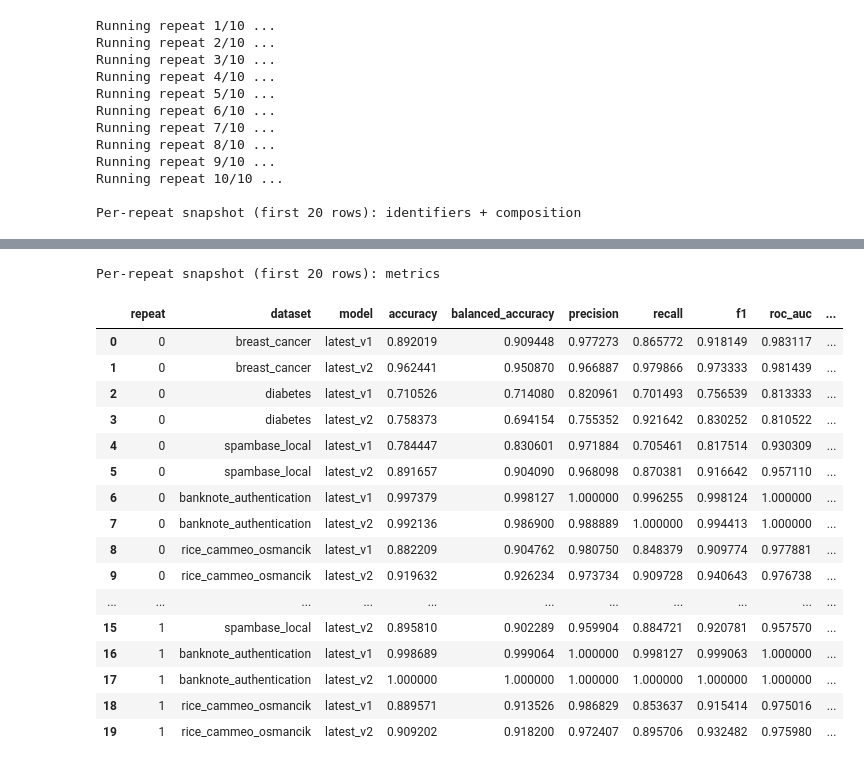
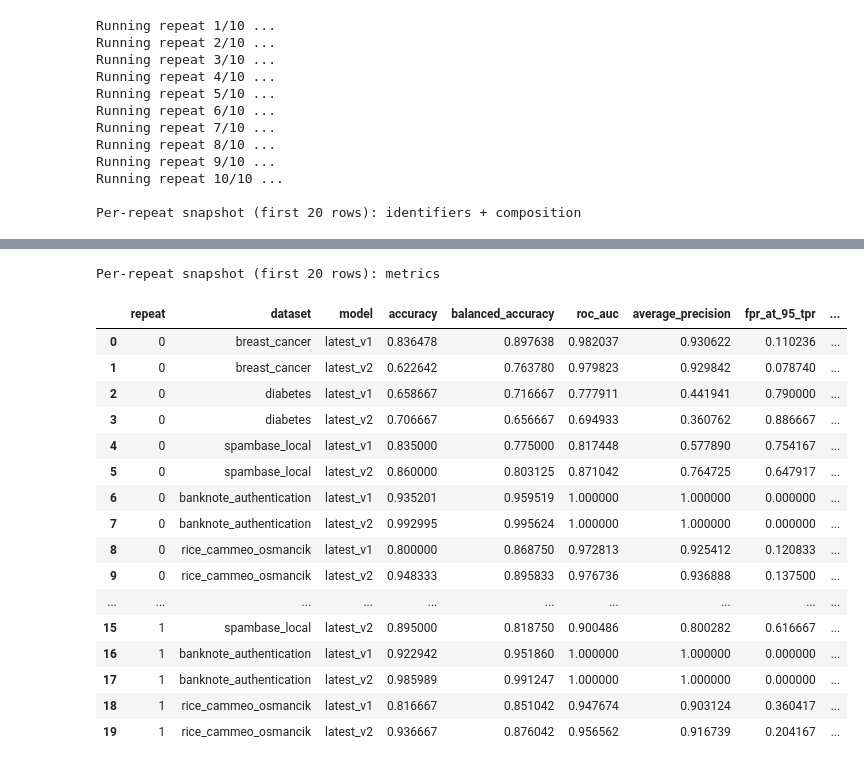
Before and after one commit to qinglong-tian/slim_pretrain, a Jupyter notebook: notebooks/benchmark/pu_classifier_playground.ipynb, the cells around one changed output, grey strips where cells are left out. Drawn from its saved outputs; the diff is of its cells as text; code cells hidden in the pictures.

Commit message:
Update PU notebook sampling metrics

```diff
--- a/notebooks/benchmark/pu_classifier_playground.ipynb
+++ b/notebooks/benchmark/pu_classifier_playground.ipynb
@@ -62,8 +61,8 @@ CHECKPOINT_PATHS = {
 DEVICE = 'auto'  # auto | cpu | cuda | mps
 
 # PU protocol config
-LP_UP_RATIO = (7, 3)  # 40% labeled-positive, 60% unlabeled-positive
-UNLABELED_OUTLIER_FRACTION = 0.7
+LP_UP_RATIO = (4, 6)  # 40% labeled-positive, 60% unlabeled-positive
+UNLABELED_OUTLIER_FRACTION = 0.2
 DEFAULT_INLIER_CLASS = 0
 INLIER_CLASS_BY_DATASET: Dict[str, int] = {
     # Override per dataset if needed (values must be 0 or 1 after binary coercion).
@@ -76,9 +75,10 @@ INLIER_CLASS_BY_DATASET: Dict[str, int] = {
 
 NUM_REPEATS = 10
 BASE_SEED = 20260219
-THRESHOLD = 0.50
+# Outlier evaluation uses logit scores (threshold-free ranking metrics).
 USE_STANDARD_SCALER = False
 MAX_FEATURES: Optional[int] = None
+MAX_POSITIVE: Optional[int] = 800  # e.g., 300; sample positives first, then split by LP_UP_RATIO
 
 OPENML_CACHE_DIR = repo_root / '.cache' / 'openml'
 OPENML_CACHE_DIR.mkdir(parents=True, exist_ok=True)
@@ -577,6 +642,7 @@ for repeat_idx in range(NUM_REPEATS):
             labeled_positive_fraction=labeled_positive_fraction,
             unlabeled_outlier_fraction=UNLABELED_OUTLIER_FRACTION,
             seed=split_seed,
+            max_positive=MAX_POSITIVE,
         )
 
         for model_name, clf in models.items():
@@ -585,7 +651,6 @@ for repeat_idx in range(NUM_REPEATS):
                 X_labeled_pos=pu['X_labeled_pos'],
                 X_unlabeled=pu['X_unlabeled'],
                 y_unlabeled_true=pu['y_unlabeled_true'],
-                threshold=THRESHOLD,
                 use_standard_scaler=USE_STANDARD_SCALER,
             )
 
@@ -601,6 +666,8 @@ for repeat_idx in range(NUM_REPEATS):
                     'outlier_raw_label': str(ds['inverse_label_mapping'].get(1 - inlier_class, 'unknown')),
                     'n_rows': int(ds['n_rows']),
                     'n_features': int(ds['n_features']),
+                    'n_positive_total': int(pu['n_positive_total']),
+                    'n_positive_sampled': int(pu['n_positive_sampled']),
                     'n_labeled_pos': int(pu['n_labeled_pos']),
                     'n_unlabeled_pos': int(pu['n_unlabeled_pos']),
                     'n_unlabeled_out': int(pu['n_unlabeled_out']),
@@ -618,15 +685,16 @@ if repeat_results_df.empty:
 print('\nPer-repeat snapshot (first 20 rows): identifiers + composition')
 repeat_view_cols = [
     'repeat', 'dataset', 'model', 'inlier_raw_label', 'outlier_raw_label',
-    'n_labeled_pos', 'n_unlabeled_pos', 'n_unlabeled_out', 'n_unlabeled_total',
-    'actual_unlabeled_outlier_fraction',
+    'n_positive_total', 'n_positive_sampled', 'n_labeled_pos', 'n_unlabeled_pos',
+    'n_unlabeled_out', 'n_unlabeled_total', 'actual_unlabeled_outlier_fraction',
 ]
 display(repeat_results_df[repeat_view_cols].head(20))
 
 print('Per-repeat snapshot (first 20 rows): metrics')
 repeat_metric_cols = [
     'repeat', 'dataset', 'model',
-    'accuracy', 'balanced_accuracy', 'precision', 'recall', 'f1', 'roc_auc', 'average_precision',
+    'accuracy', 'balanced_accuracy', 'roc_auc', 'average_precision', 'fpr_at_95_tpr',
+    'precision_at_k', 'recall_at_k', 'outlier_score_gap',
 ]
 display(repeat_results_df[repeat_metric_cols].head(20))
 # %% [output]
@@ -662,21 +730,21 @@ Per-repeat snapshot (first 20 rows): identifiers + composition
 Per-repeat snapshot (first 20 rows): metrics
-|  | repeat | dataset | model | accuracy | balanced_accuracy | precision | recall | f1 | roc_auc | ... |
-| 0 | 0 | breast_cancer | latest_v1 | 0.892019 | 0.909448 | 0.977273 | 0.865772 | 0.918149 | 0.983117 | ... |
-| 1 | 0 | breast_cancer | latest_v2 | 0.962441 | 0.950870 | 0.966887 | 0.979866 | 0.973333 | 0.981439 | ... |
-| 2 | 0 | diabetes | latest_v1 | 0.710526 | 0.714080 | 0.820961 | 0.701493 | 0.756539 | 0.813333 | ... |
-| 3 | 0 | diabetes | latest_v2 | 0.758373 | 0.694154 | 0.755352 | 0.921642 | 0.830252 | 0.810522 | ... |
-| 4 | 0 | spambase_local | latest_v1 | 0.784447 | 0.830601 | 0.971884 | 0.705461 | 0.817514 | 0.930309 | ... |
-| 5 | 0 | spambase_local | latest_v2 | 0.891657 | 0.904090 | 0.968098 | 0.870381 | 0.916642 | 0.957110 | ... |
-| 6 | 0 | banknote_authentication | latest_v1 | 0.997379 | 0.998127 | 1.000000 | 0.996255 | 0.998124 | 1.000000 | ... |
-| 7 | 0 | banknote_authentication | latest_v2 | 0.992136 | 0.986900 | 0.988889 | 1.000000 | 0.994413 | 1.000000 | ... |
-| 8 | 0 | rice_cammeo_osmancik | latest_v1 | 0.882209 | 0.904762 | 0.980750 | 0.848379 | 0.909774 | 0.977881 | ... |
-| 9 | 0 | rice_cammeo_osmancik | latest_v2 | 0.919632 | 0.926234 | 0.973734 | 0.909728 | 0.940643 | 0.976738 | ... |
-| ... | ... | ... | ... | ... | ... | ... | ... | ... | ... | ... |
-| 15 | 1 | spambase_local | latest_v2 | 0.895810 | 0.902289 | 0.959904 | 0.884721 | 0.920781 | 0.957570 | ... |
-| 16 | 1 | banknote_authentication | latest_v1 | 0.998689 | 0.999064 | 1.000000 | 0.998127 | 0.999063 | 1.000000 | ... |
-| 17 | 1 | banknote_authentication | latest_v2 | 1.000000 | 1.000000 | 1.000000 | 1.000000 | 1.000000 | 1.000000 | ... |
-| 18 | 1 | rice_cammeo_osmancik | latest_v1 | 0.889571 | 0.913526 | 0.986829 | 0.853637 | 0.915414 | 0.975016 | ... |
-| 19 | 1 | rice_cammeo_osmancik | latest_v2 | 0.909202 | 0.918200 | 0.972407 | 0.895706 | 0.932482 | 0.975980 | ... |
+|  | repeat | dataset | model | accuracy | balanced_accuracy | roc_auc | average_precision | fpr_at_95_tpr | ... |
+| 0 | 0 | breast_cancer | latest_v1 | 0.836478 | 0.897638 | 0.982037 | 0.930622 | 0.110236 | ... |
+| 1 | 0 | breast_cancer | latest_v2 | 0.622642 | 0.763780 | 0.979823 | 0.929842 | 0.078740 | ... |
+| 2 | 0 | diabetes | latest_v1 | 0.658667 | 0.716667 | 0.777911 | 0.441941 | 0.790000 | ... |
+| 3 | 0 | diabetes | latest_v2 | 0.706667 | 0.656667 | 0.694933 | 0.360762 | 0.886667 | ... |
+| 4 | 0 | spambase_local | latest_v1 | 0.835000 | 0.775000 | 0.817448 | 0.577890 | 0.754167 | ... |
+| 5 | 0 | spambase_local | latest_v2 | 0.860000 | 0.803125 | 0.871042 | 0.764725 | 0.647917 | ... |
+| 6 | 0 | banknote_authentication | latest_v1 | 0.935201 | 0.959519 | 1.000000 | 1.000000 | 0.000000 | ... |
+| 7 | 0 | banknote_authentication | latest_v2 | 0.992995 | 0.995624 | 1.000000 | 1.000000 | 0.000000 | ... |
+| 8 | 0 | rice_cammeo_osmancik | latest_v1 | 0.800000 | 0.868750 | 0.972813 | 0.925412 | 0.120833 | ... |
+| 9 | 0 | rice_cammeo_osmancik | latest_v2 | 0.948333 | 0.895833 | 0.976736 | 0.936888 | 0.137500 | ... |
+| ... | ... | ... | ... | ... | ... | ... | ... | ... | ... |
+| 15 | 1 | spambase_local | latest_v2 | 0.895000 | 0.818750 | 0.900486 | 0.800282 | 0.616667 | ... |
+| 16 | 1 | banknote_authentication | latest_v1 | 0.922942 | 0.951860 | 1.000000 | 1.000000 | 0.000000 | ... |
+| 17 | 1 | banknote_authentication | latest_v2 | 0.985989 | 0.991247 | 1.000000 | 1.000000 | 0.000000 | ... |
+| 18 | 1 | rice_cammeo_osmancik | latest_v1 | 0.816667 | 0.851042 | 0.947674 | 0.903124 | 0.360417 | ... |
+| 19 | 1 | rice_cammeo_osmancik | latest_v2 | 0.936667 | 0.876042 | 0.956562 | 0.916739 | 0.204167 | ... |
 # %%
 metric_cols = [
     'accuracy',
```
Also changed, not shown: parts of 9 cells of this notebook, 1 other file.
